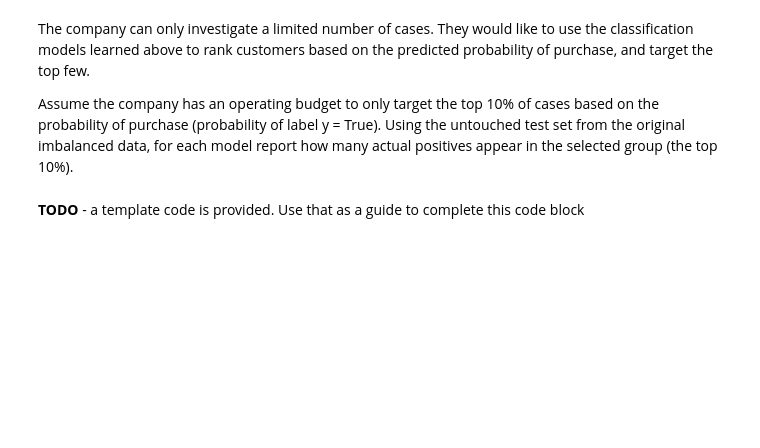
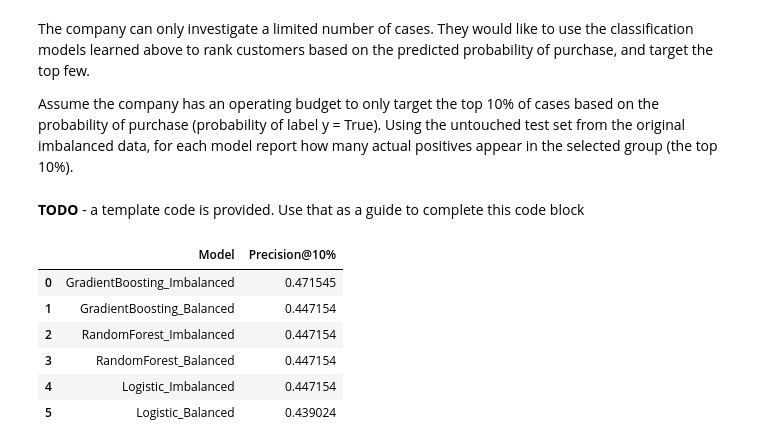
Before and after one commit to owen-simon/IS-6482-data-mining, a Jupyter notebook: Week 8/A5_Simon_Owen.ipynb, the cells around one changed output. Cells and saved outputs as stored; diff of their text form; code cells hidden in the pictures; blank space fills up the shorter version.

```diff
--- a/Week 8/A5_Simon_Owen.ipynb
+++ b/Week 8/A5_Simon_Owen.ipynb
@@ -585,23 +585,59 @@ Using the untouched test set from the original imbalanced data, for each model r
 # %% [markdown]
 **TODO** - a template code is provided. Use that as a guide to complete this code block
 # %%
-model = pipe_gb_imbalanced
+#model = pipe_gb_imbalanced
 
 # find the predicted probability of y=True for all rows in test split
-probs = model.predict_proba(X_test)[:, 1]
+#probs = model.predict_proba(X_test)[:, 1]
 # k is our targeting budget == 10% of the customers in test split
-k = int(0.10 * len(probs))
+#k = int(0.10 * len(probs))
 # sort customers by the predicted purchase probability
-top_idx = np.argsort(probs)[::-1][:k]
+#top_idx = np.argsort(probs)[::-1][:k]
 # find the true lable of the customer identified above
-y_top = y_test.iloc[top_idx]
+#y_top = y_test.iloc[top_idx]
 # Find what fraction of the customers we targeted (in top_idx) have true label of 'yes'
-precision_at_k = y_top.eq('yes').mean()
+#precision_at_k = y_top.eq('yes').mean()
 
 #===============================================================================
 # TODO - use the template above to find the precision at 10% for all the 6
 # models you created and present the results as a dataframe
 #===============================================================================
+
+models = {
+    "GradientBoosting_Imbalanced": pipe_gb_imbalanced,
+    "GradientBoosting_Balanced": pipe_gb_balanced,
+    "RandomForest_Imbalanced": pipe_rf_imbalanced,
+    "RandomForest_Balanced": pipe_rf_balanced,
+    "Logistic_Imbalanced": pipe_logit_imbalanced,
+    "Logistic_Balanced": pipe_logit_balanced,
+}
+
+results = []
+
+for name, model in models.items():
+    probs = model.predict_proba(X_test)[:, 1]
+    k = int(0.10 * len(probs))
+    top_idx = np.argsort(probs)[::-1][:k]
+    y_top = y_test.iloc[top_idx]
+    precision_at_10 = y_top.eq('yes').mean()
+
+    results.append({
+        "Model": name,
+        "Precision@10%": precision_at_10
+    })
+
+# Convert to dataframe
+precision_df = pd.DataFrame(results).sort_values(by="Precision@10%", ascending=False)
+
+precision_df
+# %% [output]
+|  | Model | Precision@10% |
+| 0 | GradientBoosting_Imbalanced | 0.471545 |
+| 1 | GradientBoosting_Balanced | 0.447154 |
+| 2 | RandomForest_Imbalanced | 0.447154 |
+| 3 | RandomForest_Balanced | 0.447154 |
+| 4 | Logistic_Imbalanced | 0.447154 |
+| 5 | Logistic_Balanced | 0.439024 |
 # %% [markdown]
 # Part IV - Interpretation and recommendations
 
```
Also changed, not shown: parts of 4 cells of this notebook.
